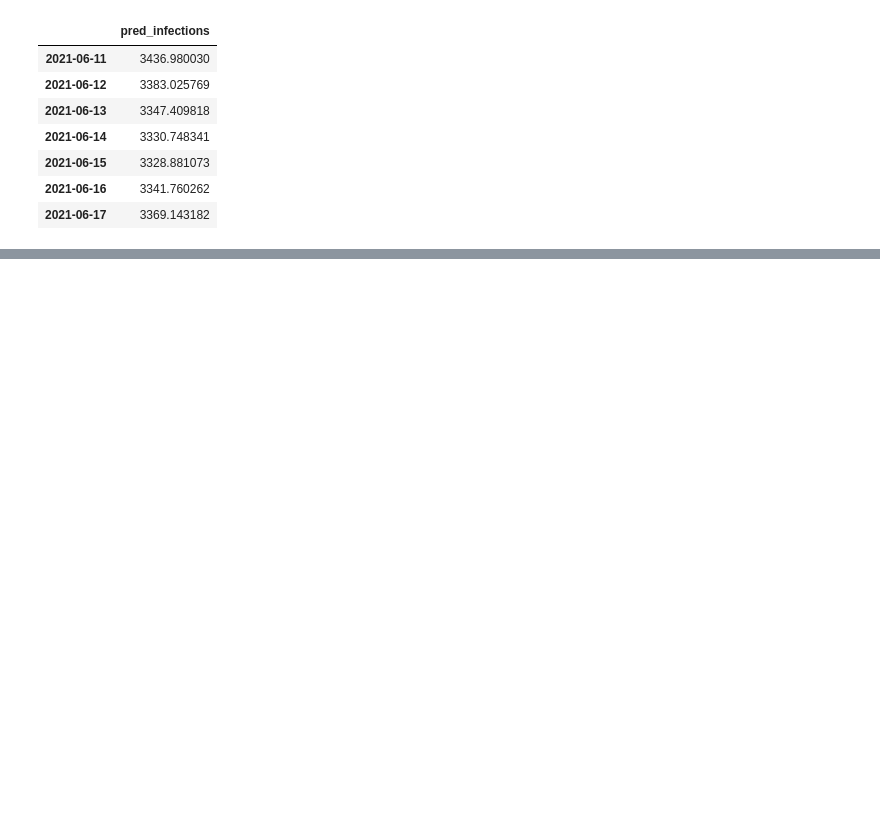
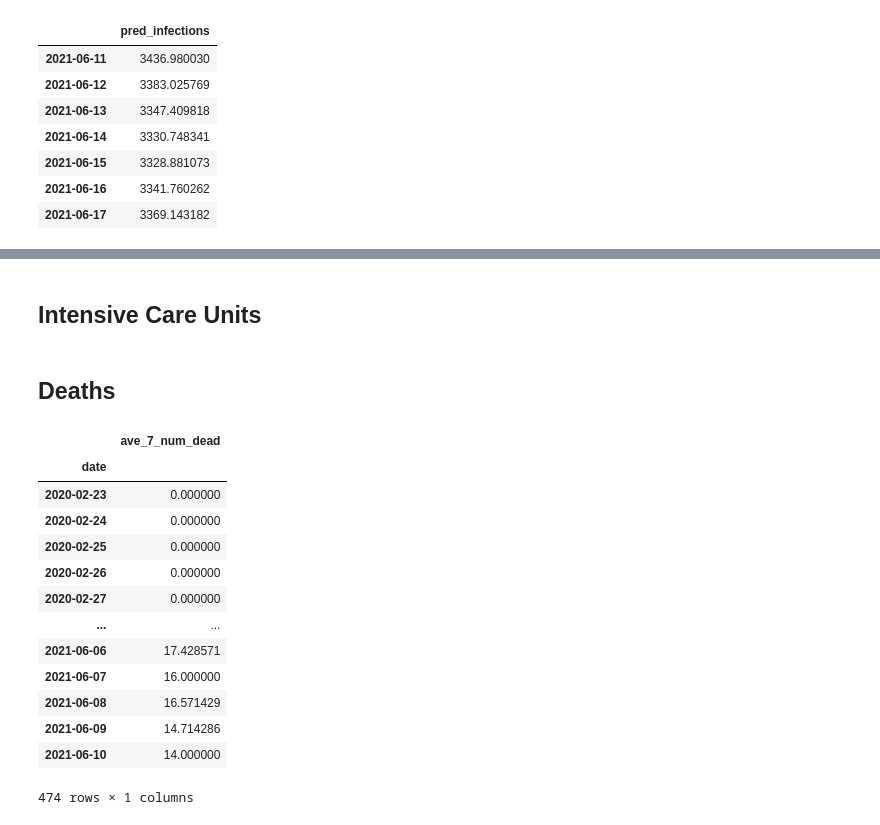
Before and after one commit to ffreire92/final_project, a Jupyter notebook: Predictions_model.ipynb, the cells around one changed output, grey strips where cells are left out. Drawn from its saved outputs; the diff is of its cells as text; code cells hidden in the pictures; blank space fills up the shorter version.

```diff
--- a/Predictions_model.ipynb
+++ b/Predictions_model.ipynb
@@ -95,0 +102,2 @@ We should train an ARMA model for a given p and q, for a given set of days. Afte
+# %% [markdown]
+## Intensive Care Units
@@ -104,0 +115,2 @@ pred_1 = pd.DataFrame(pred, columns = ['pred_1'])
+# %% [markdown]
+## Deaths
@@ -104,0 +119,17 @@ pred_1 = pd.DataFrame(pred, columns = ['pred_1'])
+# %%
+deaths
+# %% [output]
+|  | ave_7_num_dead |
+| date |  |
+| 2020-02-23 | 0.000000 |
+| 2020-02-24 | 0.000000 |
+| 2020-02-25 | 0.000000 |
+| 2020-02-26 | 0.000000 |
+| 2020-02-27 | 0.000000 |
+| ... | ... |
+| 2021-06-06 | 17.428571 |
+| 2021-06-07 | 16.000000 |
+| 2021-06-08 | 16.571429 |
+| 2021-06-09 | 14.714286 |
+| 2021-06-10 | 14.000000 |
+474 rows × 1 columns
```
Also changed, not shown: parts of 45 cells of this notebook, 1 other file.
